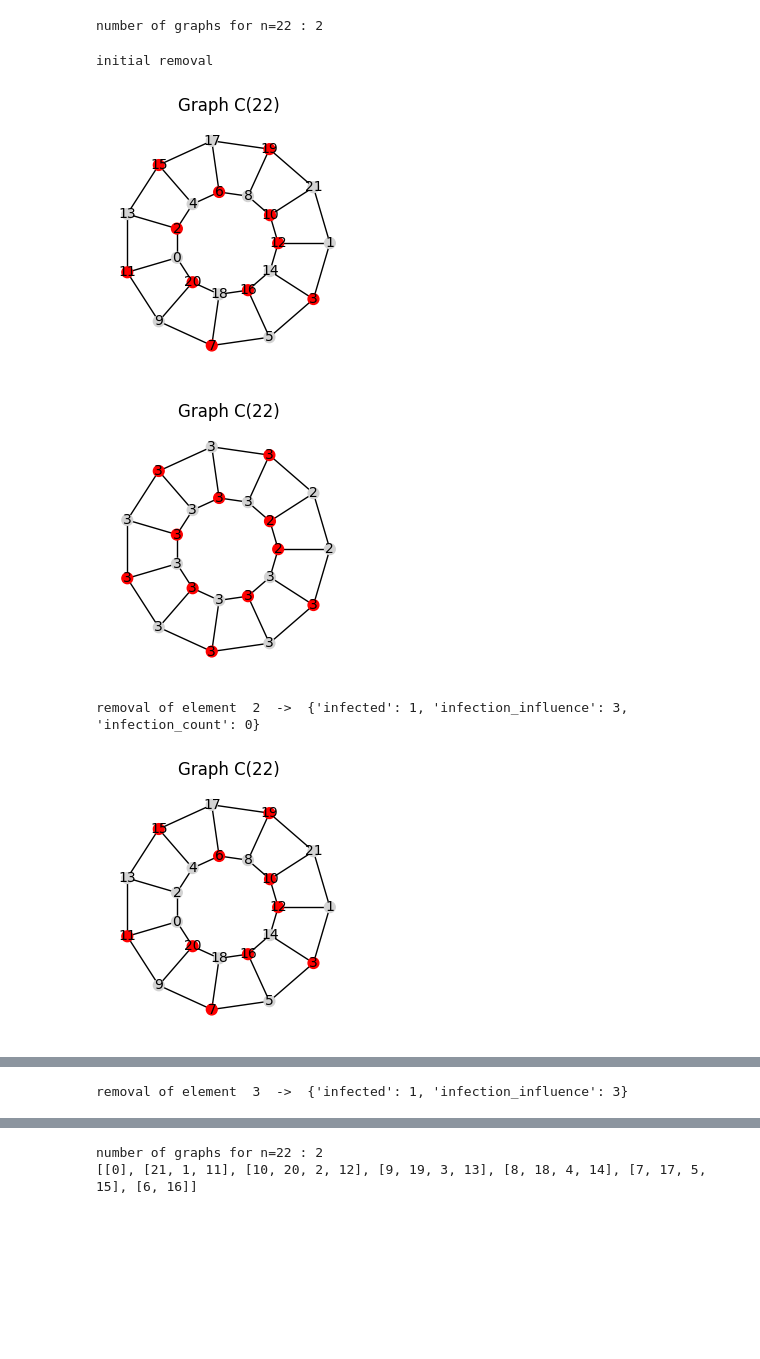
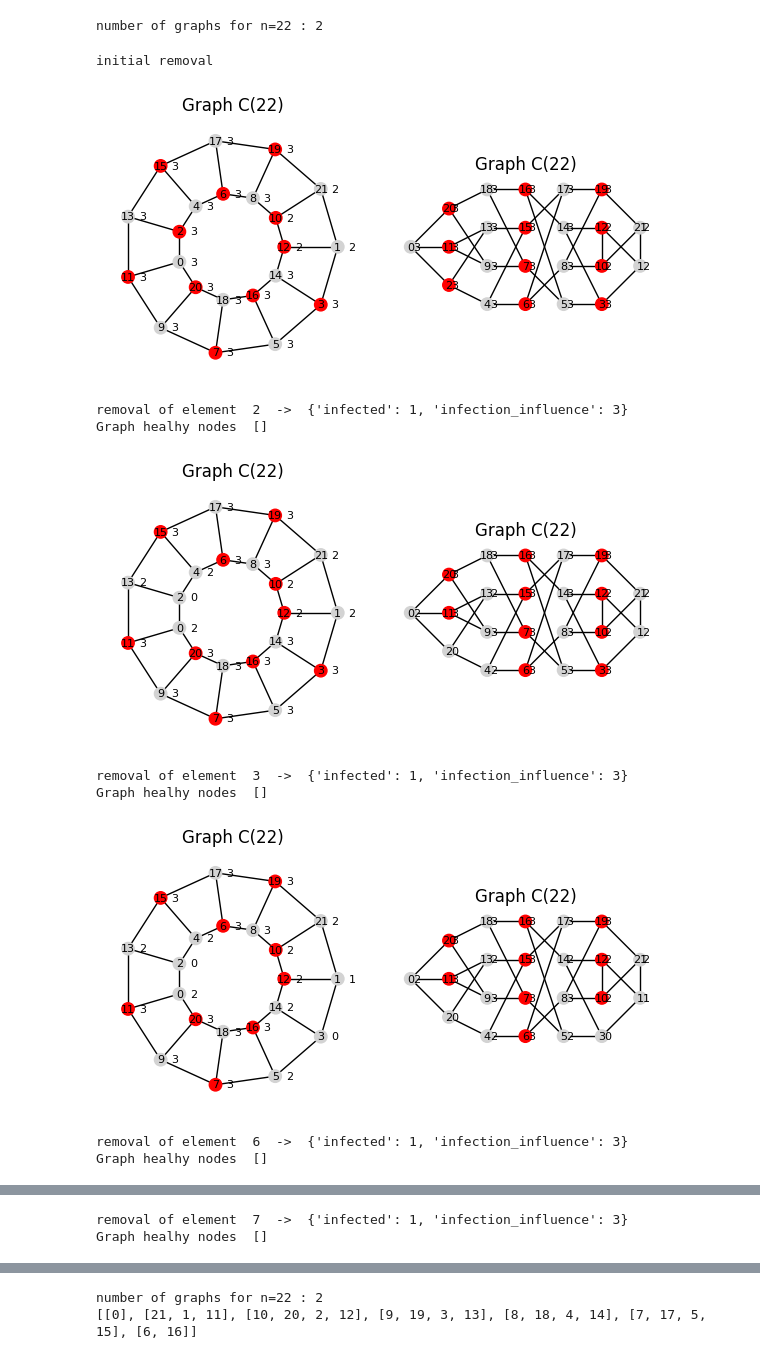
Before and after one commit to matej-2003/graph_theory_research_project, a Jupyter notebook: excentricity.ipynb, the cells around one changed output, grey strips where cells are left out. Saved outputs shown, nothing was run; the diff lists cells and outputs as text; code cells hidden in the pictures; blank space fills up the shorter version.

```diff
--- a/excentricity.ipynb
+++ b/excentricity.ipynb
@@ -68,60 +68,59 @@ def calc_graph_values(G):
 
 def display_graph_stage(G):
     labels = {e: G.nodes[i].get("infection_count") if not G.nodes[i].get("infected") else G.nodes[i].get("infection_influence")  for i, e in enumerate(G.nodes)}
-    display_graph2(G, figsize=(3, 3), show_title=True, with_labels=True, pos=prism_pos(G))
-    display_graph2(G, figsize=(3, 3), show_title=True, labels=labels, pos=prism_pos(G))
-    # display_graph2(G, figsize=(6,5), show_title=True, labels=labels, pos=distance_partitions_pos(G, v=3))
-    # display_graph2(G, figsize=(3,3), show_title=True, pos=prism_pos(G), labels=labels)
 
+    fig, axes = plt.subplots(1, 2, figsize=(6, 3))
+
+    display_graph2(G, show_title=True, labels=labels, pos=prism_pos(G), ax=axes[0])
+    display_graph2(G, show_title=True, labels=labels, pos=distance_partitions_pos(G, x_spacing=3.0, y_spacing=3.0), ax=axes[1])
+
+    plt.tight_layout()
+    plt.show()
 
 
 # 1. stage
 print("initial removal")
 minimise_infection(G, 0)
 pc = calc_graph_values(G)
 display_graph_stage(G)
 
 
-e = pc[0]
-print("removal of element ", e, " -> ", G.nodes[pc[0]])
-G.nodes[pc[0]]["infected"] = False
-minimise_infection(G, 0)
-pc = calc_graph_values(G)
-display_graph_stage(G)
+for _ in range(5):
+    if len(pc) == 0:
+        break
 
+    e = pc[0]
+    print("removal of element ", e, " -> ", G.nodes[pc[0]])
+    G.nodes[pc[0]]["infected"] = False
+    minimise_infection(G, 0)
+    pc = calc_graph_values(G)
 
+    H, infected_nodes, healthy_nodes = fully_endemic(G)
+    print("Graph healhy nodes ", healthy_nodes)
 
-e = pc[0]
-print("removal of element ", e, " -> ", G.nodes[pc[0]])
-G.nodes[pc[0]]["infected"] = False
-minimise_infection(G, 0)
-pc = calc_graph_values(G)
-display_graph_stage(G)
+    display_graph_stage(G)
 
-
-
-e = pc[0]
-print("removal of element ", e, " -> ", G.nodes[pc[0]])
-G.nodes[pc[0]]["infected"] = False
-minimise_infection(G, 0)
-pc = calc_graph_values(G)
-display_graph_stage(G)
 
 # G.nodes[pc[0]]["infected"] = False
 
 # color_distance_partitions(G, v=3, pos=prism_pos, with_labels=True)
 # visualize_distance_partitions(G, 3, figsize=(4, 2), with_labels=True)
 # visualize_distance_partitions(G, 11, figsize=(4, 2), with_labels=True)
 
 
 # for i in G.nodes:
 #     visualize_distance_partitions(G, i, figsize=(4, 2))
 
 
 # pick a random starting infected vertex
 # %% [output]
 initial removal
-[figure, old version]
+[figure, new version]
+removal of element  2  ->  {'infected': 1, 'infection_influence': 3}
+Graph healhy nodes  []
-[figure, old version]
+[figure, new version]
-removal of element  2  ->  {'infected': 1, 'infection_influence': 3, 'infection_count': 0}
+removal of element  3  ->  {'infected': 1, 'infection_influence': 3}
+Graph healhy nodes  []
-[figure, old version]
+[figure, new version]
+removal of element  6  ->  {'infected': 1, 'infection_influence': 3}
+Graph healhy nodes  []
@@ -129 +128,2 @@ removal of element  2  ->  {'infected': 1, 'infection_influence': 3, 'infection_
-removal of element  3  ->  {'infected': 1, 'infection_influence': 3}
+removal of element  7  ->  {'infected': 1, 'infection_influence': 3}
+Graph healhy nodes  []
```
Also changed, not shown: parts of 1 cell of this notebook, 1 other file.
